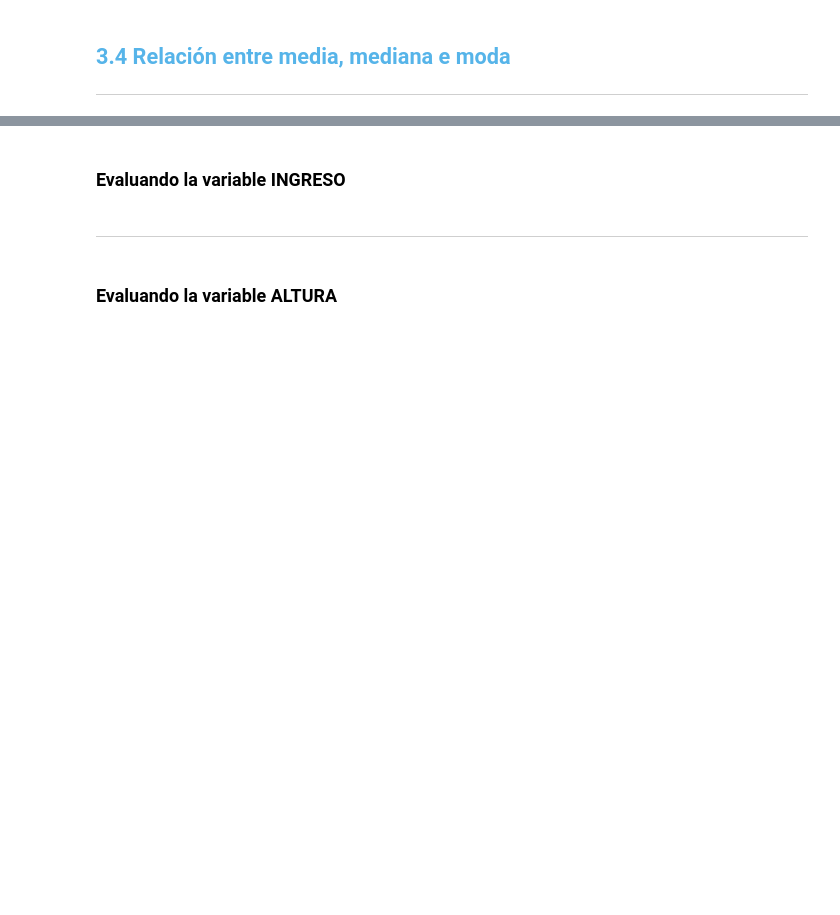
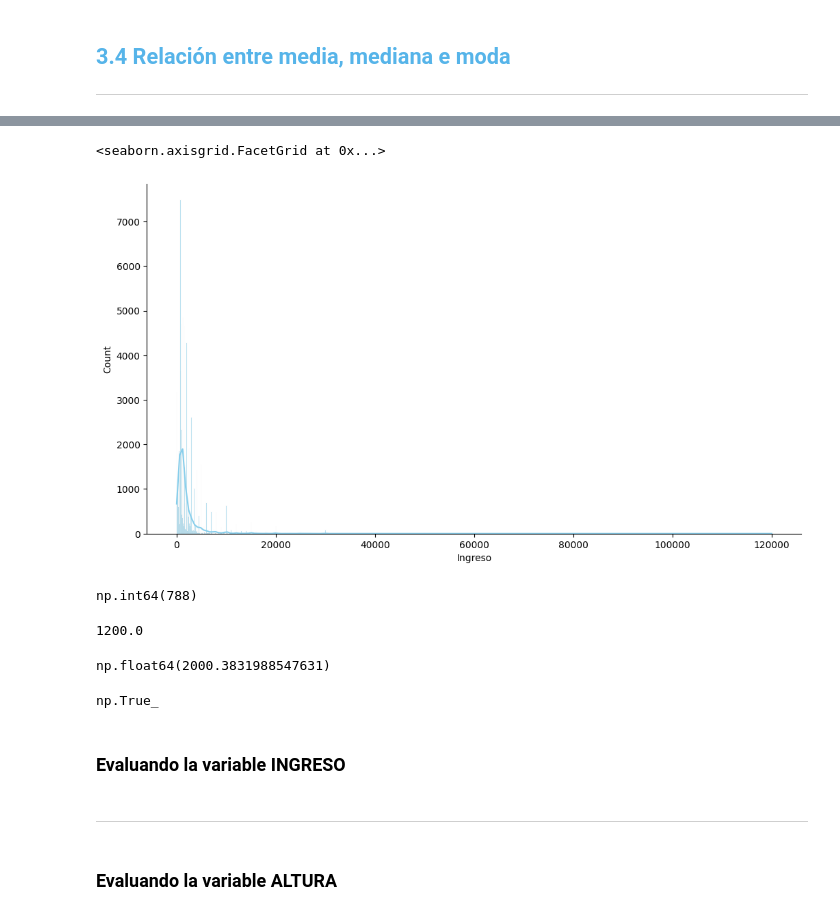
Before and after one commit to germaini/DATA_Desafio_tienda, a Jupyter notebook: Curso_de_Estadística_con_Python_1.ipynb, the cells around one changed output, grey strips where cells are left out. Cells and saved outputs as stored; diff of their text form; code cells hidden in the pictures; blank space fills up the shorter version.

```diff
--- a/Curso_de_Estadística_con_Python_1.ipynb
+++ b/Curso_de_Estadística_con_Python_1.ipynb
@@ -749,6 +850,32 @@ La moda se puede definir como el valor más frecuente de un conjunto de datos. L
 ***
 # %% [markdown]
 <img src='https://caelum-online-public.s3.amazonaws.com/ESP-1752-estadistica-con-python-parte1/img004.png' width='80%'>
+# %%
+ax = sns.displot(datos.query('Ingreso < 200000').Ingreso,kde=True, color='skyblue')
+ax.figure.set_size_inches(12,6)
+ax
+# %% [output]
+<seaborn.axisgrid.FacetGrid at 0x...>
+[figure, added]
+# %%
+moda = datos.Ingreso.mode()[0]
+moda
+# %% [output]
+np.int64(788)
+# %%
+mediana = datos.Ingreso.median()
+mediana
+# %% [output]
+1200.0
+# %%
+media = datos.Ingreso.mean()
+media
+# %% [output]
+np.float64(2000.3831988547631)
+# %%
+moda < mediana < media
+# %% [output]
+np.True_
 # %% [markdown]
 ### Evaluando la variable INGRESO
 # %% [markdown]
```
Also changed, not shown: parts of 57 cells of this notebook.
